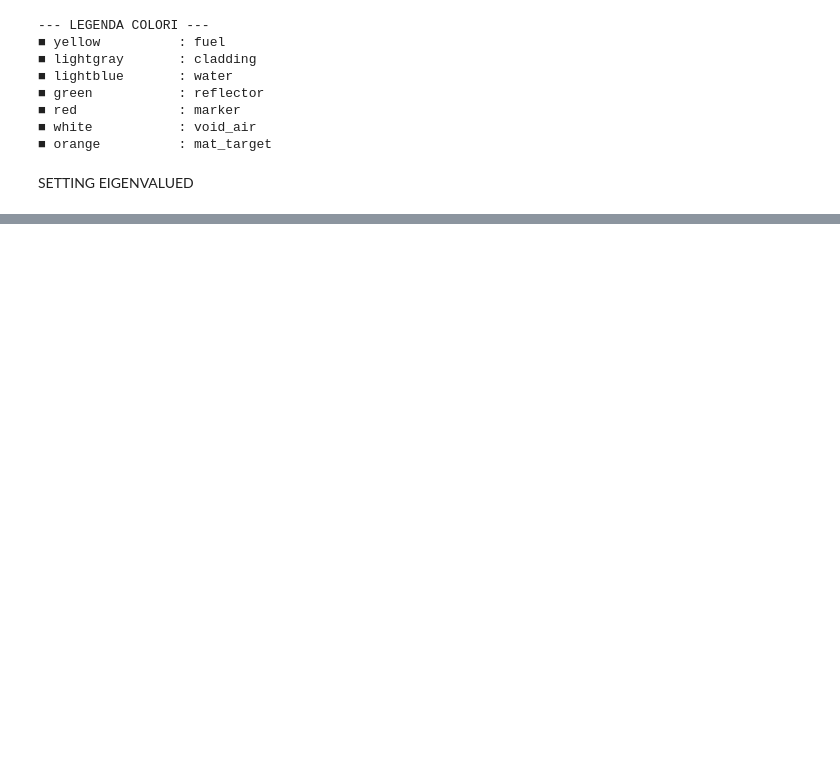
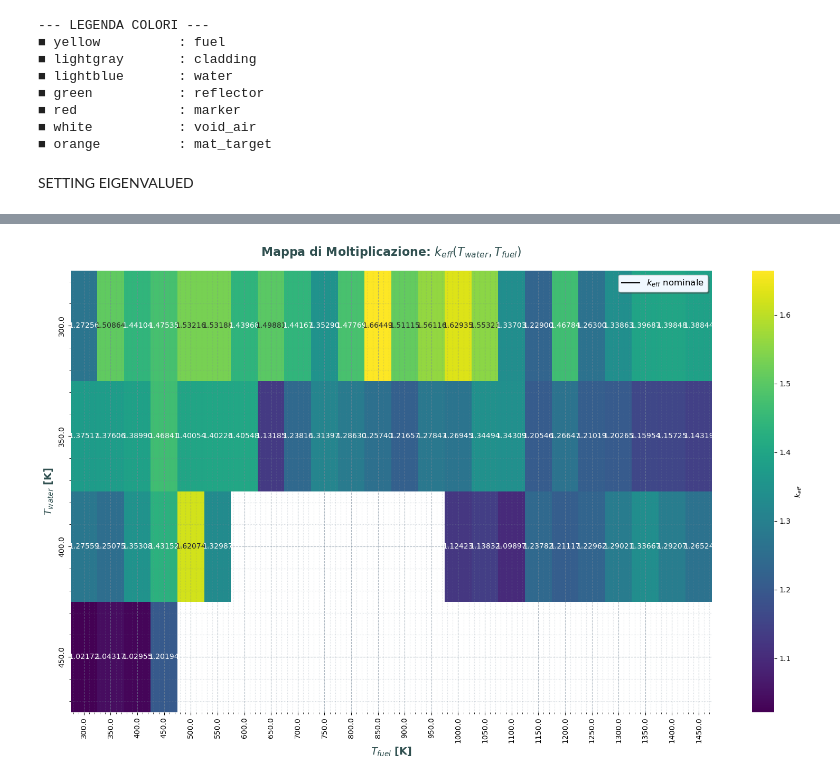
Before and after one commit to oblivion0218/Tesi-Magistrale, a Jupyter notebook: Open MC/reattore_3_sincro/auto/auto3.ipynb, the cells around one changed output, grey strips where cells are left out. Drawn from its saved outputs; the diff is of its cells as text; code cells hidden in the pictures; blank space fills up the shorter version.

```diff
--- a/Open MC/reattore_3_sincro/auto/auto3.ipynb
+++ b/Open MC/reattore_3_sincro/auto/auto3.ipynb
@@ -505,0 +492,50 @@ plt.show()
+# %%
+import pandas as pd
+import seaborn as sns
+
+# 1. Parsing robusto del file di output
+data = []
+with open("result.txt", "r") as f:
+    for line in f:
+        parts = line.strip().split()
+        # Isolamento delle righe contenenti le 4 grandezze fisiche
+        if len(parts) == 4:
+            try:
+                t_w = float(parts[0])
+                t_f = float(parts[1])
+                k = float(parts[2])
+                err = float(parts[3])
+                data.append([t_w, t_f, k, err])
+            except ValueError:
+                continue
+
+df = pd.DataFrame(data, columns=['T_water', 'T_fuel', 'k_eff', 'std_dev'])
+
+# 2. Vettorizzazione 2D per la heatmap
+heatmap_data = df.pivot(index='T_water', columns='T_fuel', values='k_eff')
+
+# 3. Setup del plot (Standard Layout)
+fig, ax = plt.subplots(figsize=(16, 10))
+
+# Mappatura termica
+sns.heatmap(heatmap_data, annot=True, fmt=".5f", cmap="viridis", ax=ax,
+            cbar_kws={'label': '$k_{eff}$'})
+
+# Formattazione Titolo e Labels
+ax.set_title("Mappa di Moltiplicazione: $k_{eff}(T_{water}, T_{fuel})$", fontsize=16, fontweight='bold', color='#2F4F4F', pad=20)
+ax.set_xlabel("$T_{fuel}$ [K]", fontsize=14, fontweight='bold', color='#2F4F4F')
+ax.set_ylabel("$T_{water}$ [K]", fontsize=14, fontweight='bold', color='#2F4F4F')
+
+# Impostazioni griglia customizzate
+ax.minorticks_on()
+ax.grid(which='major', linestyle='--', alpha=0.6, color='#778899')
+ax.grid(which='minor', linestyle=':', alpha=0.3, color='#778899')
+
+# Dummy plot per forzare l'inizializzazione della legenda con il tuo stile
+ax.plot([], [], color='#000000', label='$k_{eff}$ nominale')
+ax.legend(loc='upper right', frameon=True, shadow=True, fontsize=12, facecolor='#F0F8FF')
+
+plt.tight_layout()
+plt.show()
+# %% [output]
+[figure, added]
```
Also changed, not shown: parts of 8 cells of this notebook, 12 other files.
